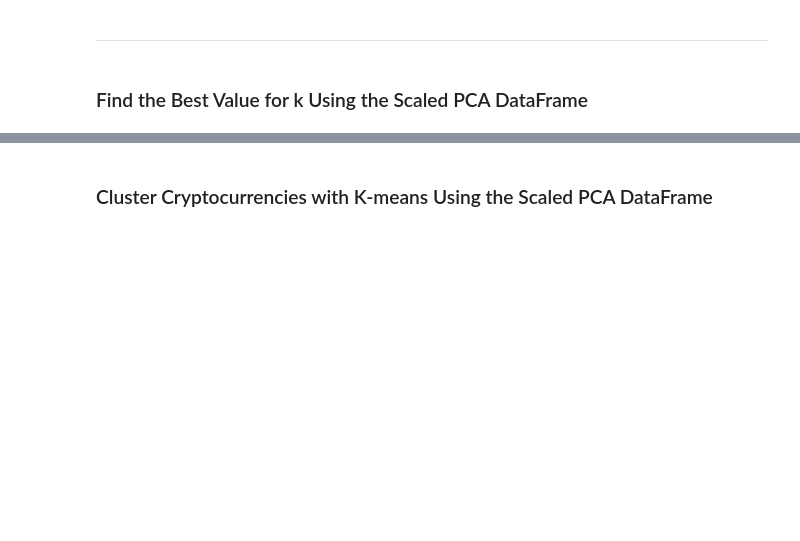
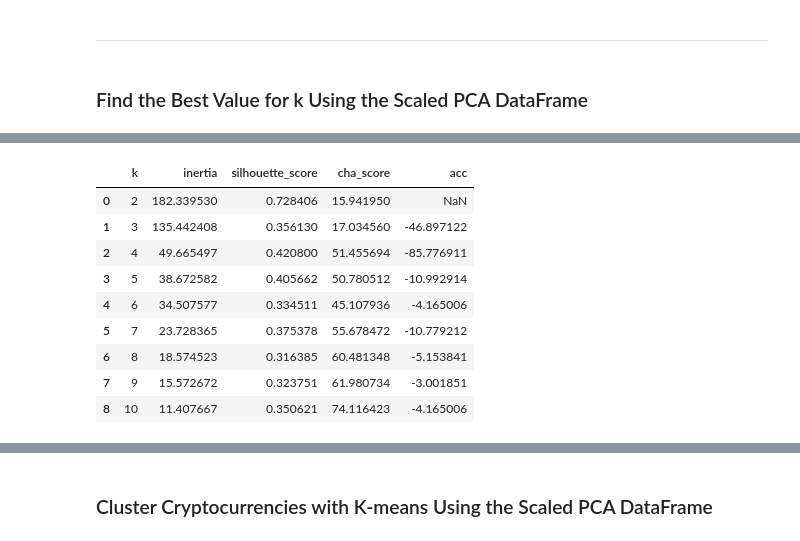
Before and after one commit to ajmonte0920/18_da_sep2024_hw_19_CryptoClustering, a Jupyter notebook: Crypto_Clustering_ajm.ipynb, the cells around one changed output, grey strips where cells are left out. Cells and saved outputs as stored; diff of their text form; code cells hidden in the pictures; blank space fills up the shorter version.

```diff
--- a/Crypto_Clustering_ajm.ipynb
+++ b/Crypto_Clustering_ajm.ipynb
@@ -481,0 +512,31 @@ df_pca.head()
+# %%
+# Create a a list to store inertia values
+inertia = []
+silhouettes = []
+cha_chas = []
+
+# Create a a list to store the values of k
+k = list(range(2, 11)) # NOTE THAT K=1 BREAKS THE SILHOUETTE SCORE METRIC, SO 2-11 WAS USED
+
+# Create a for-loop where each value of k is evaluated using the K-means algorithm
+# Fit the model using the spread_df DataFrame
+# Append the value of the computed inertia from the `inertia_` attribute of the KMeans model instance
+for i in k:
+    # initialize the model
+    k_model = KMeans(n_clusters=i, random_state=1)
+
+    # fit the model
+    k_model.fit(X)
+
+    # predict the model
+    preds = k_model.predict(X)
+
+    # evaluate the model (generate the metics)
+    inertia.append(k_model.inertia_)
+    score = silhouette_score(X, preds)
+    silhouettes.append(score)
+
+    cha_cha = calinski_harabasz_score(X, preds)
+    cha_chas.append(cha_cha)
+
+    print(f"Finished {i} out of {max(k)}")
@@ -481,0 +553,20 @@ df_pca.head()
+# %%
+# Define a DataFrame to hold the values for k and the corresponding inertia
+elbow_data = {"k": k, "inertia": inertia, "silhouette_score": silhouettes, "cha_score": cha_chas}
+df_elbow = pd.DataFrame(elbow_data)
+
+df_elbow["acc"] = df_elbow.inertia.diff()
+
+# Review the DataFrame
+df_elbow.head(20)
+# %% [output]
+|  | k | inertia | silhouette_score | cha_score | acc |
+| 0 | 2 | 182.339530 | 0.728406 | 15.941950 | NaN |
+| 1 | 3 | 135.442408 | 0.356130 | 17.034560 | -46.897122 |
+| 2 | 4 | 49.665497 | 0.420800 | 51.455694 | -85.776911 |
+| 3 | 5 | 38.672582 | 0.405662 | 50.780512 | -10.992914 |
+| 4 | 6 | 34.507577 | 0.334511 | 45.107936 | -4.165006 |
+| 5 | 7 | 23.728365 | 0.375378 | 55.678472 | -10.779212 |
+| 6 | 8 | 18.574523 | 0.316385 | 60.481348 | -5.153841 |
+| 7 | 9 | 15.572672 | 0.323751 | 61.980734 | -3.001851 |
+| 8 | 10 | 11.407667 | 0.350621 | 74.116423 | -4.165006 |
```
Also changed, not shown: parts of 9 cells of this notebook.
